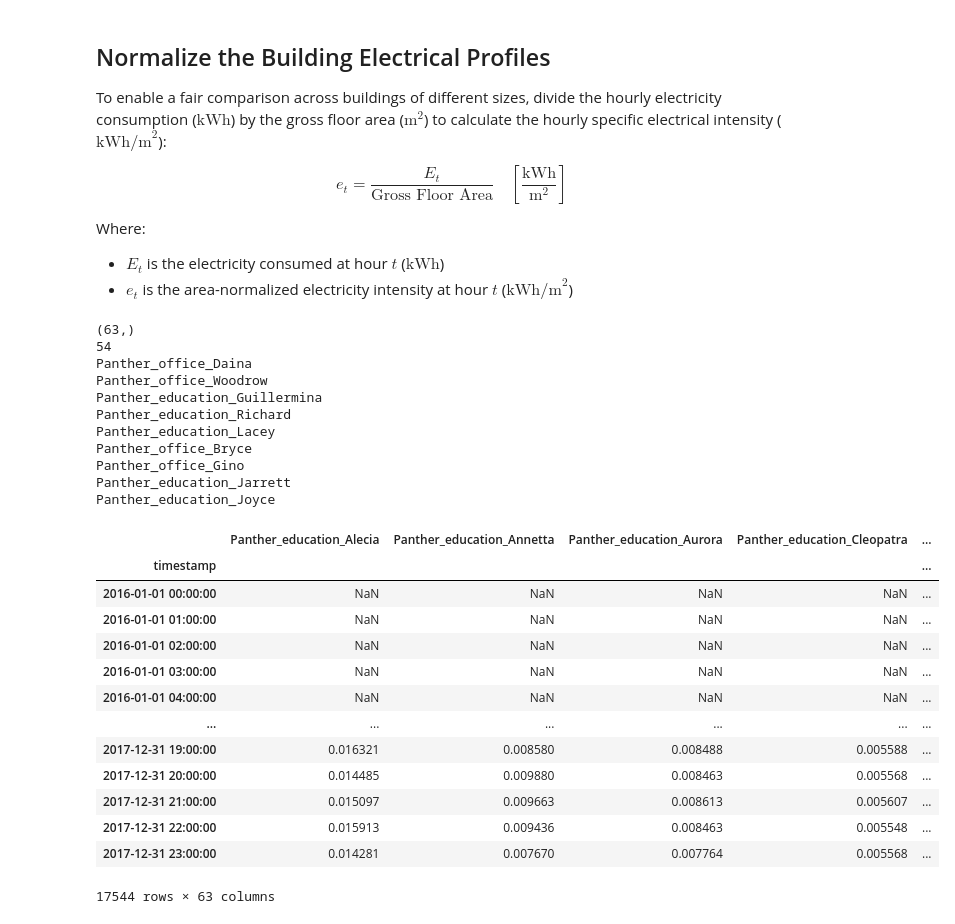
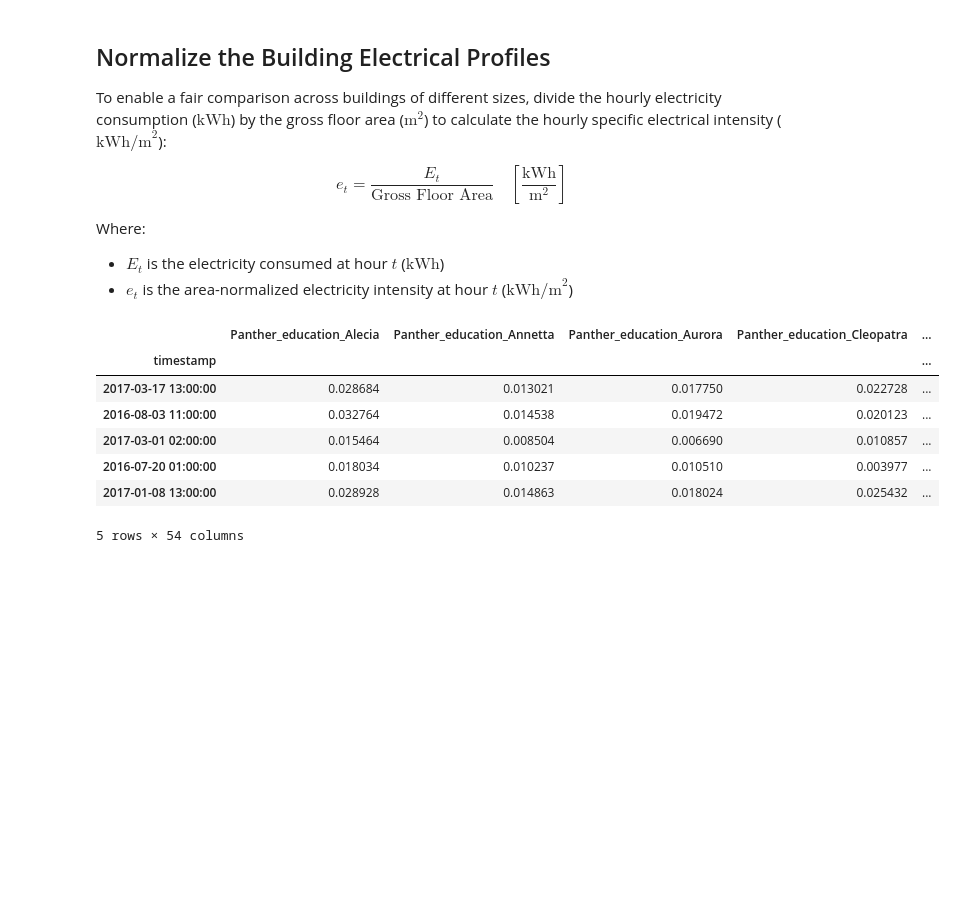
Before and after one commit to danieluyere/Data-Analysis-Practice, a Jupyter notebook: Building-Data-Genome-Project/1-data-analysis.ipynb, the cells around one changed output. Saved outputs shown, nothing was run; the diff lists cells and outputs as text; code cells hidden in the pictures; blank space fills up the shorter version.

Commit message:
feat: normalized building hourly electricity

```diff
--- a/Building-Data-Genome-Project/1-data-analysis.ipynb
+++ b/Building-Data-Genome-Project/1-data-analysis.ipynb
@@ -126,38 +126,16 @@ Where:
 - $E_t$ is the electricity consumed at hour $t$ ($\text{kWh}$)
 - $e_t$ is the area-normalized electricity intensity at hour $t$ ($\text{kWh/m}^2$)
 # %%
+# apply meta_df sqm across elec_df to normalize the buildings
 meta_sqm = meta_df['sqm']
-print(meta_sqm.shape)
-print(len(elec_df.columns))
-
-for idx in meta_sqm.index:
-    if not idx in elec_df.columns:
-        print(idx)
-norm_elec_df = elec_df.div(meta_df['sqm'], axis=1)
-norm_elec_df
+elec_normalized = elec_df.div(meta_sqm, axis=1)
+elec_normalized.sample(5)
 # %% [output]
+|  | Panther_education_Alecia | Panther_education_Annetta | Panther_education_Aurora | Panther_education_Cleopatra | ... |
+| timestamp |  |  |  |  | ... |
+| 2017-03-17 13:00:00 | 0.028684 | 0.013021 | 0.017750 | 0.022728 | ... |
+| 2016-08-03 11:00:00 | 0.032764 | 0.014538 | 0.019472 | 0.020123 | ... |
+| 2017-03-01 02:00:00 | 0.015464 | 0.008504 | 0.006690 | 0.010857 | ... |
+| 2016-07-20 01:00:00 | 0.018034 | 0.010237 | 0.010510 | 0.003977 | ... |
+| 2017-01-08 13:00:00 | 0.028928 | 0.014863 | 0.018024 | 0.025432 | ... |
-(63,)
-54
-Panther_office_Daina
-Panther_office_Woodrow
-Panther_education_Guillermina
-Panther_education_Richard
-Panther_education_Lacey
-Panther_office_Bryce
-Panther_office_Gino
-Panther_education_Jarrett
-Panther_education_Joyce
+5 rows × 54 columns
-|  | Panther_education_Alecia | Panther_education_Annetta | Panther_education_Aurora | Panther_education_Cleopatra | ... |
-| timestamp |  |  |  |  | ... |
-| 2016-01-01 00:00:00 | NaN | NaN | NaN | NaN | ... |
-| 2016-01-01 01:00:00 | NaN | NaN | NaN | NaN | ... |
-| 2016-01-01 02:00:00 | NaN | NaN | NaN | NaN | ... |
-| 2016-01-01 03:00:00 | NaN | NaN | NaN | NaN | ... |
-| 2016-01-01 04:00:00 | NaN | NaN | NaN | NaN | ... |
-| ... | ... | ... | ... | ... | ... |
-| 2017-12-31 19:00:00 | 0.016321 | 0.008580 | 0.008488 | 0.005588 | ... |
-| 2017-12-31 20:00:00 | 0.014485 | 0.009880 | 0.008463 | 0.005568 | ... |
-| 2017-12-31 21:00:00 | 0.015097 | 0.009663 | 0.008613 | 0.005607 | ... |
-| 2017-12-31 22:00:00 | 0.015913 | 0.009436 | 0.008463 | 0.005548 | ... |
-| 2017-12-31 23:00:00 | 0.014281 | 0.007670 | 0.007764 | 0.005568 | ... |
-17544 rows × 63 columns
```
